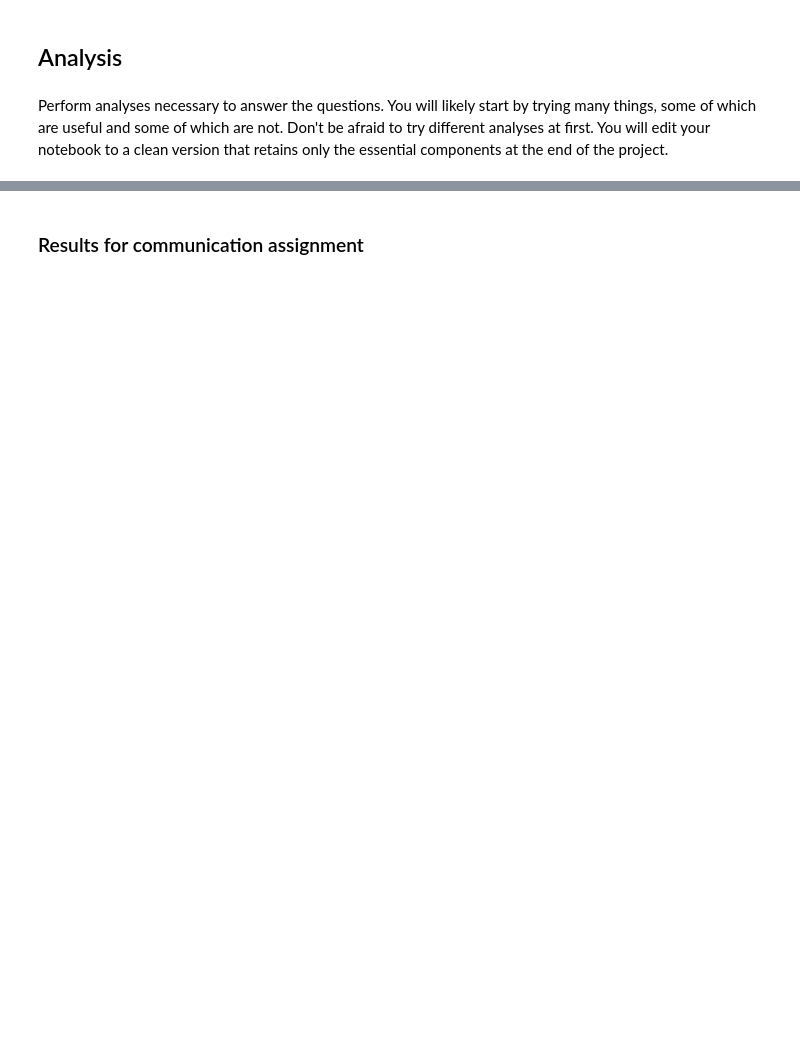
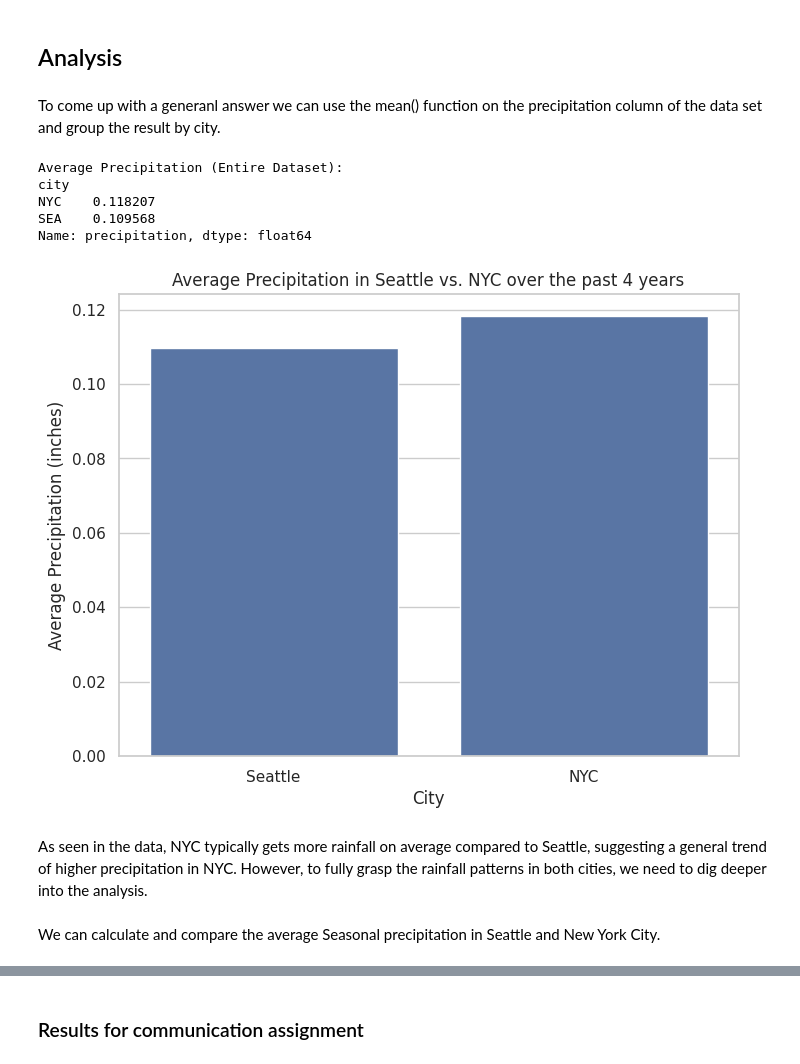
Before and after one commit to Parsar22/DATA3320, a Jupyter notebook: DATA_3320_Seattle_NYC_Analysis.ipynb, the cells around one changed output, grey strips where cells are left out. Cells and saved outputs as stored; diff of their text form; code cells hidden in the pictures; blank space fills up the shorter version.

```diff
--- a/DATA_3320_Seattle_NYC_Analysis.ipynb
+++ b/DATA_3320_Seattle_NYC_Analysis.ipynb
@@ -27,0 +20,4 @@ The overall problem is to compare how much it rains in Seattle and New York City
+# %%
+url = 'https://raw.githubusercontent.com/Parsar22/DATA3320/main/clean_seattle_nyc_weather.csv'
+df = pd.read_csv(url)
+df.head()
@@ -28,4 +43,33 @@ The overall problem is to compare how much it rains in Seattle and New York City
 # %% [markdown]
 ## Analysis
-# %% [markdown]
-Perform analyses necessary to answer the questions. You will likely start by trying many things, some of which are useful and some of which are not. Don't be afraid to try different analyses at first. You will edit your notebook to a clean version that retains only the essential components at the end of the project.
+# %% [markdown]
+To come up with a generanl answer we can use the mean() function on the precipitation column of the data set and group the result by city.
+# %%
+avg_precip_by_city = df.groupby('city')['precipitation'].mean()
+
+# Print the result
+print("Average Precipitation (Entire Dataset):")
+print(avg_precip_by_city)
+# %% [output]
+Average Precipitation (Entire Dataset):
+city
+NYC    0.118207
+SEA    0.109568
+Name: precipitation, dtype: float64
+# %%
+avg_precip_seattle = df[df['city'] == 'SEA']['precipitation'].mean()
+avg_precip_nyc = df[df['city'] == 'NYC']['precipitation'].mean()
+
+# Plotting the bar plot
+plt.figure(figsize=(8, 6))
+sns.barplot(x=['Seattle', 'NYC'], y=[avg_precip_seattle, avg_precip_nyc])
+plt.xlabel('City')
+plt.ylabel('Average Precipitation (inches)')
+plt.title('Average Precipitation in Seattle vs. NYC over the past 4 years')
+plt.show()
+# %% [output]
+[figure, added]
+# %% [markdown]
+As seen in the data, NYC typically gets more rainfall on average compared to Seattle, suggesting a general trend of higher precipitation in NYC. However, to fully grasp the rainfall patterns in both cities, we need to dig deeper into the analysis.
+# %% [markdown]
+We can calculate and compare the average Seasonal precipitation in Seattle and New York City.
```
Also changed, not shown: parts of 26 cells of this notebook.
